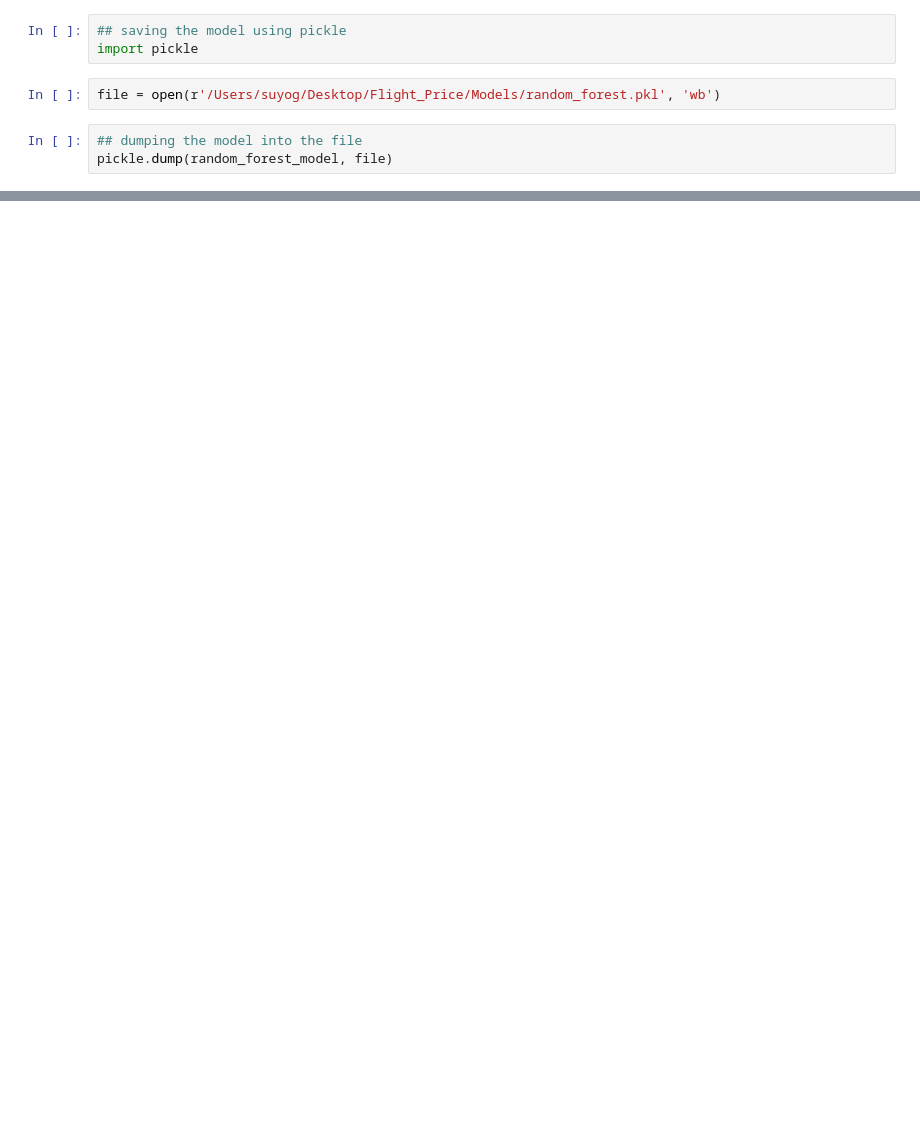
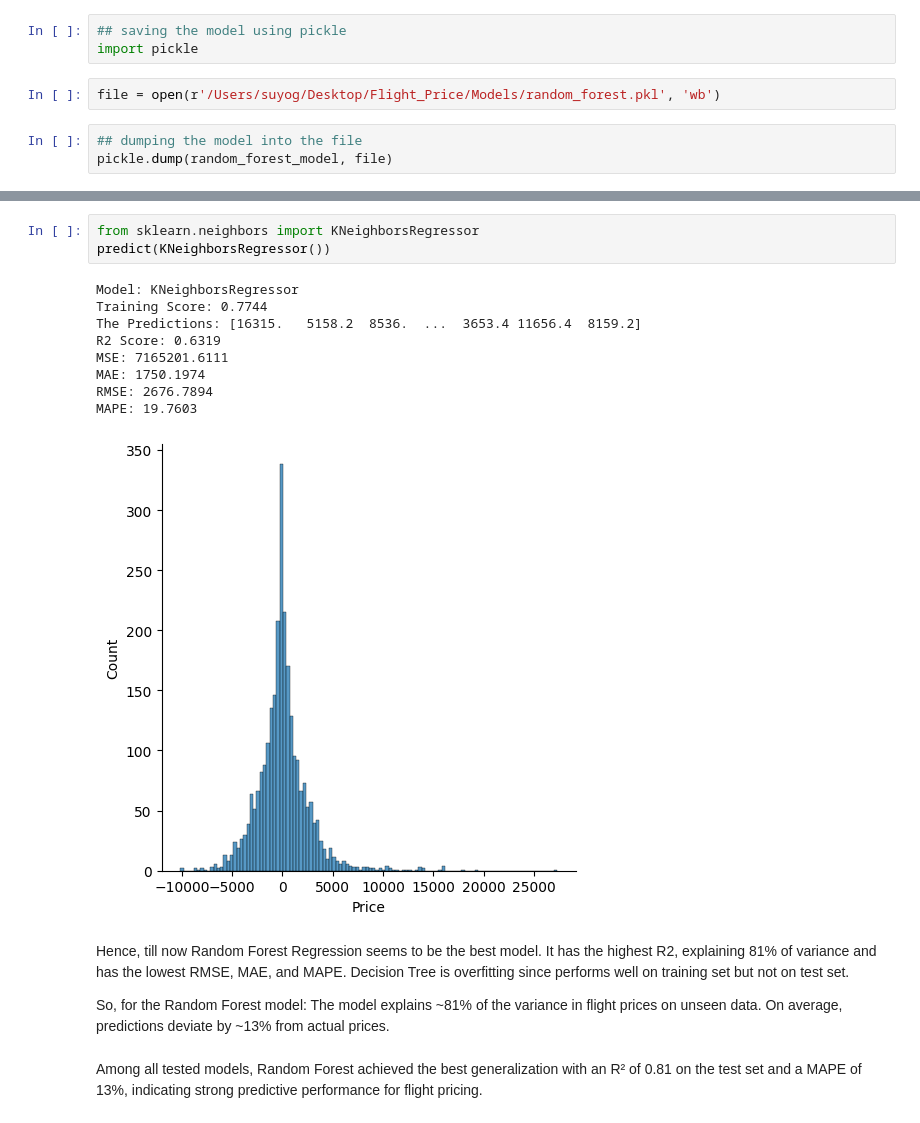
Before and after one commit to suyogshresthaa/Flight-Fare-Prediction-System, a Jupyter notebook: flight_price_prediction.ipynb, the cells around one changed output, grey strips where cells are left out. Drawn from its saved outputs; the diff is of its cells as text; blank space fills up the shorter version.

```diff
--- a/flight_price_prediction.ipynb
+++ b/flight_price_prediction.ipynb
@@ -719,0 +789,21 @@ pickle.dump(random_forest_model, file)
+# %%
+from sklearn.neighbors import KNeighborsRegressor
+predict(KNeighborsRegressor())
+# %% [output]
+Model: KNeighborsRegressor
+Training Score: 0.7744
+The Predictions: [16315.   5158.2  8536.  ...  3653.4 11656.4  8159.2]
+R2 Score: 0.6319
+MSE: 7165201.6111
+MAE: 1750.1974
+RMSE: 2676.7894
+MAPE: 19.7603
+[figure, added]
+# %% [markdown]
+Hence, till now Random Forest Regression seems to be the best model. It has the highest R2, explaining 81% of variance and has the lowest RMSE, MAE, and MAPE. Decision Tree is overfitting since performs well on training set but not on test set.
+
+So, for the Random Forest model:
+The model explains ~81% of the variance in flight prices on unseen data.
+On average, predictions deviate by ~13% from actual prices.
+# %% [markdown]
+Among all tested models, Random Forest achieved the best generalization with an R² of 0.81 on the test set and a MAPE of 13%, indicating strong predictive performance for flight pricing.
```
Also changed, not shown: parts of 12 cells of this notebook.
